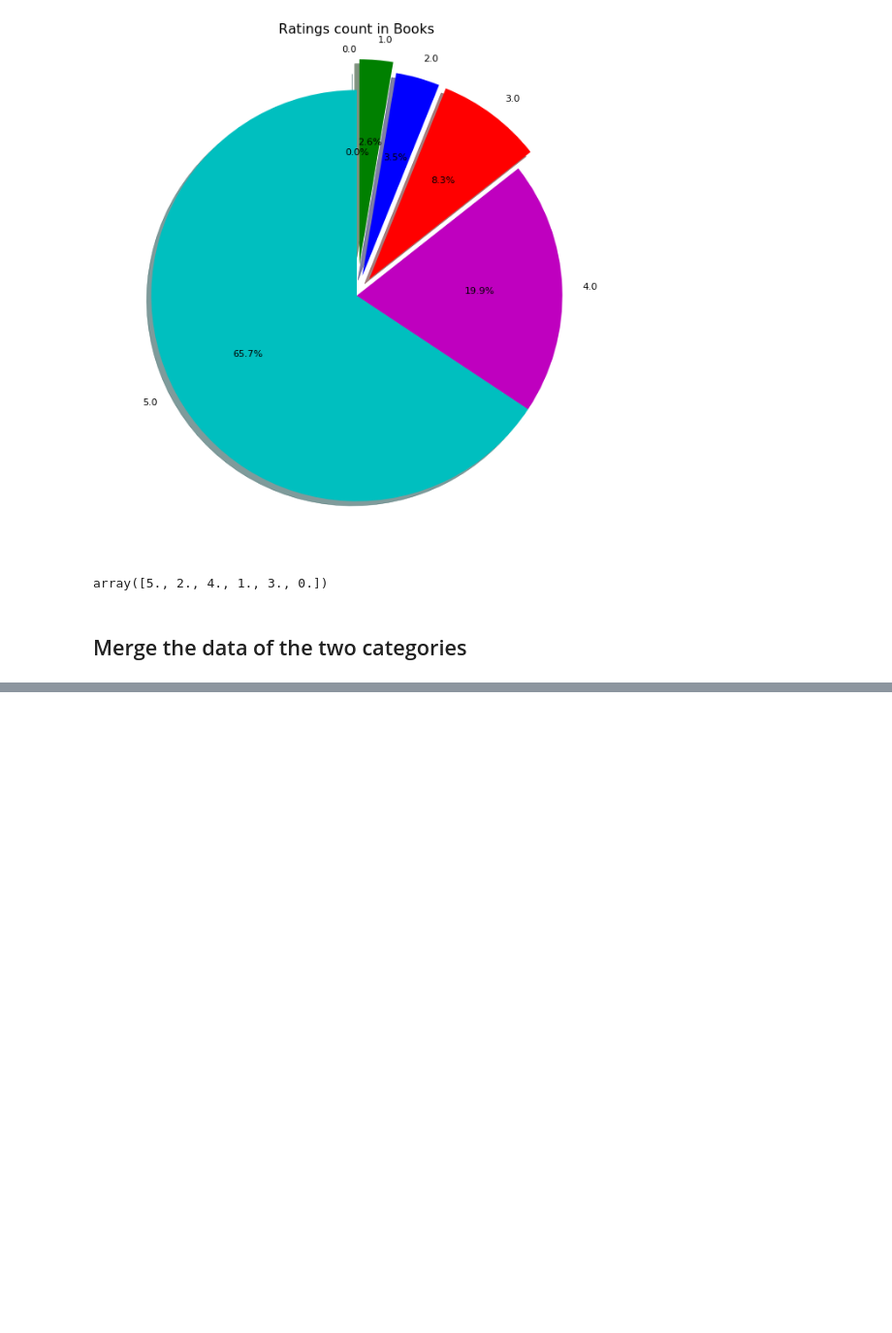
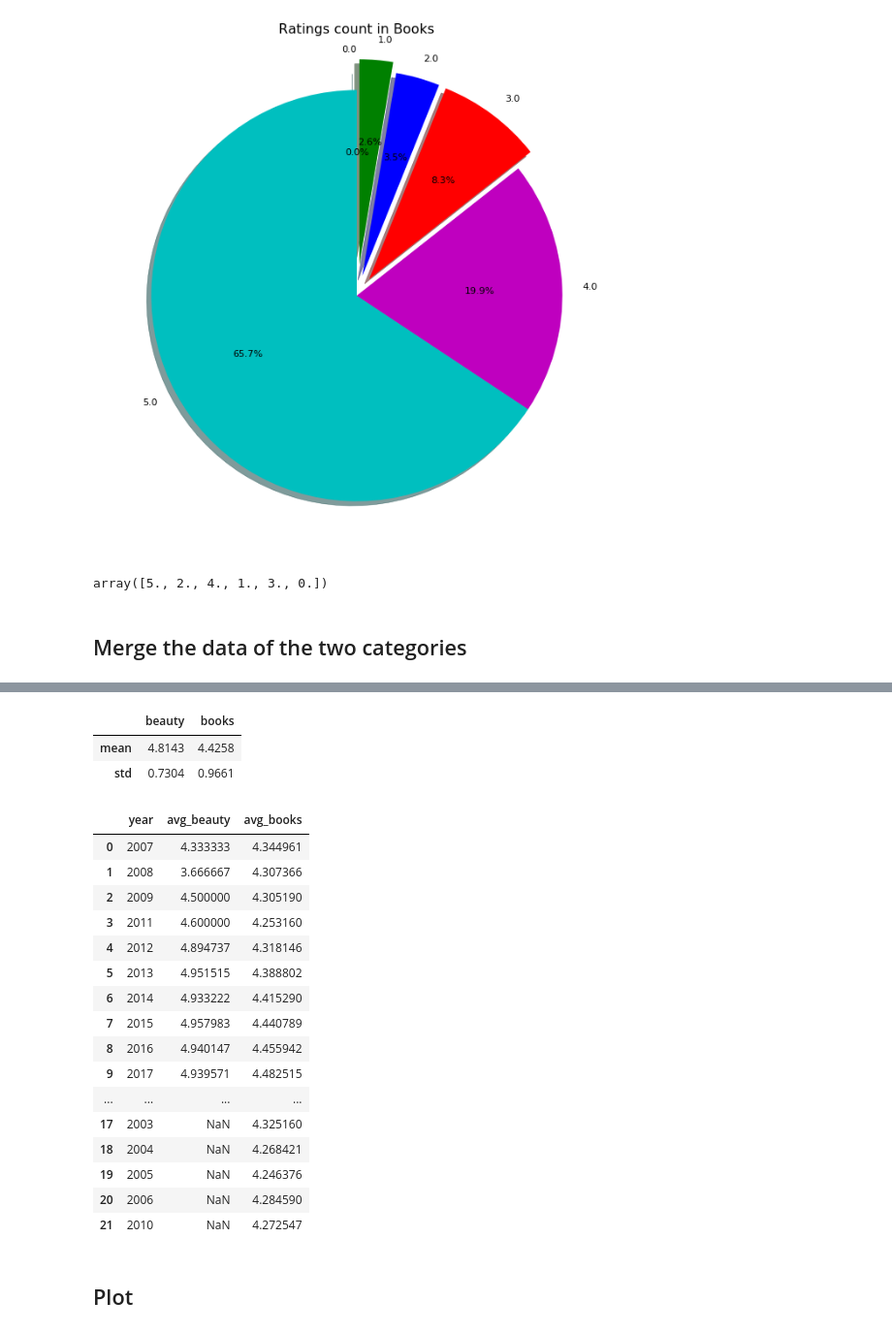
Before and after one commit to Nicole-LijuanChen/Patterns-in-Amazon-customer-ratings, a Jupyter notebook: data-cleaning.ipynb, the cells around one changed output, grey strips where cells are left out. Shown at 97% size. Saved outputs shown, nothing was run; the diff lists cells and outputs as text; code cells hidden in the pictures; blank space fills up the shorter version.

Commit message:
merge the data of two categories

```diff
--- a/data-cleaning.ipynb
+++ b/data-cleaning.ipynb
@@ -192,8 +194,8 @@ df_years.head(5)
 | 3 | 5.0 | 2011 |
 | 4 | 2.0 | 2018 |
 # %%
-ratings_by_year = pd.DataFrame(df_years.groupby('years')['ratings'].mean())
-ratings_by_year
+ratings_by_year_beauty = df_years.groupby('years')['ratings'].mean()
+ratings_by_year_beauty
 # %% [output]
 years
 2007    4.333333
@@ -219,9 +221,10 @@ Int64Index([2007, 2008, 2009, 2011, 2012, 2013, 2014, 2015, 2016, 2017, 2018], d
 # %%
-avg_ratings = pd.DataFrame({'year': ratings_by_year.index.tolist(),
-                  'avg_ratings': ratings_by_year})
+#convert Series to pd.dataframe
+by_year_beauty = pd.DataFrame({'year': ratings_by_year_beauty.index.tolist(),
+                  'avg_ratings': ratings_by_year_beauty})
 
-avg_ratings.reset_index(drop=True, inplace=True)
-avg_ratings
+by_year_beauty.reset_index(drop=True, inplace=True)
+by_year_beauty
 # %% [output]
 |  | year | avg_ratings |
 | 0 | 2007 | 4.333333 |
@@ -342,6 +345,6 @@ df_years_books.head(5)
 | 3 | 5.0 | 2013 |
 | 4 | 5.0 | 2013 |
 # %%
-ratings_by_year = pd.DataFrame(df_years.groupby('years')['ratings'].mean())
-ratings_by_year
+ratings_by_year_books = df_years_books.groupby('years')['ratings'].mean()
+ratings_by_year_books
 # %% [output]
@@ -360,0 +368,7 @@ ratings_by_year
+# %%
+#convert Series to pd.dataframe
+by_year_books = pd.DataFrame({'year': ratings_by_year_books.index.tolist(),
+                  'avg_ratings': ratings_by_year_books})
+
+by_year_books.reset_index(drop=True, inplace=True)
+by_year_books
@@ -412,0 +454,36 @@ array([5., 2., 4., 1., 3., 0.])
+# %%
+# merge the average ratings
+ave_ratings_merge = pd.DataFrame({'beauty':[round(mean_beauty,4),round(std_beauty,4)],
+                                   'books':[4.4258,0.9661]},
+                                index = ['mean','std'])
+ave_ratings_merge
+# %% [output]
+|  | beauty | books |
+| mean | 4.8143 | 4.4258 |
+| std | 0.7304 | 0.9661 |
+# %%
+# merge the average ratings by year
+cnt_merge = pd.merge(by_year_beauty,by_year_books, how = 'outer',on=['year'])
+cnt_merge = cnt_merge.rename(columns = {'avg_ratings_x': 'avg_beauty',
+                                        'avg_ratings_y': 'avg_books'})
+cnt_merge
+# %% [output]
+|  | year | avg_beauty | avg_books |
+| 0 | 2007 | 4.333333 | 4.344961 |
+| 1 | 2008 | 3.666667 | 4.307366 |
+| 2 | 2009 | 4.500000 | 4.305190 |
+| 3 | 2011 | 4.600000 | 4.253160 |
+| 4 | 2012 | 4.894737 | 4.318146 |
+| 5 | 2013 | 4.951515 | 4.388802 |
+| 6 | 2014 | 4.933222 | 4.415290 |
+| 7 | 2015 | 4.957983 | 4.440789 |
+| 8 | 2016 | 4.940147 | 4.455942 |
+| 9 | 2017 | 4.939571 | 4.482515 |
+| ... | ... | ... | ... |
+| 17 | 2003 | NaN | 4.325160 |
+| 18 | 2004 | NaN | 4.268421 |
+| 19 | 2005 | NaN | 4.246376 |
+| 20 | 2006 | NaN | 4.284590 |
+| 21 | 2010 | NaN | 4.272547 |
+# %% [markdown]
+## Plot
```
Also changed, not shown: parts of 11 cells of this notebook.
